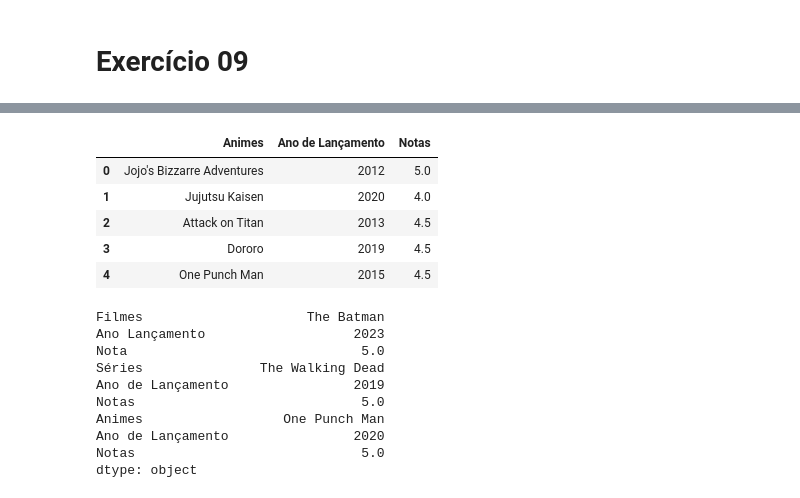
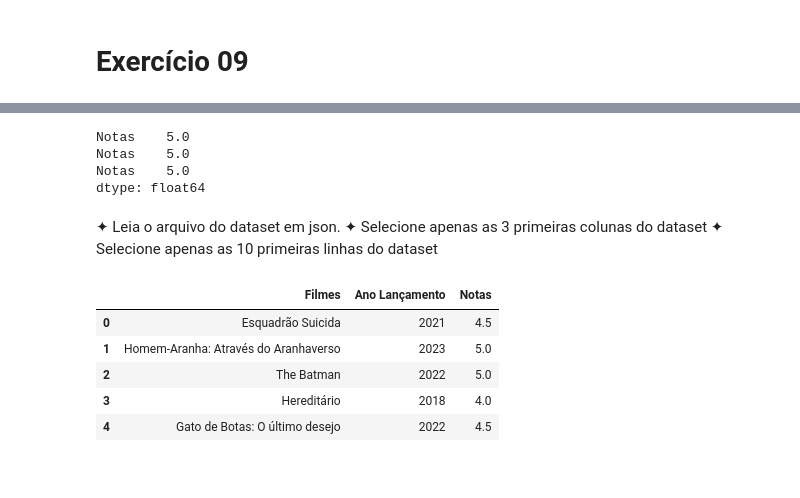
Before and after one commit to srtjazz/gc-python-2024, a Jupyter notebook: aula_05/exercicio_09.ipynb, the cells around one changed output, grey strips where cells are left out. Drawn from its saved outputs; the diff is of its cells as text; code cells hidden in the pictures.

```diff
--- a/aula_05/exercicio_09.ipynb
+++ b/aula_05/exercicio_09.ipynb
@@ -33,26 +25,21 @@ series_df
-# %%
-import pandas as pd
-
-animes_df = pd.read_json("../aula_03-04/animes.json")
-animes_df
-# %% [output]
-|  | Animes | Ano de Lançamento | Notas |
-| 0 | Jojo's Bizzarre Adventures | 2012 | 5.0 |
-| 1 | Jujutsu Kaisen | 2020 | 4.0 |
-| 2 | Attack on Titan | 2013 | 4.5 |
-| 3 | Dororo | 2019 | 4.5 |
-| 4 | One Punch Man | 2015 | 4.5 |
-# %%
-result = pd.concat([movies_df, series_df, animes_df], axis=1)
-result.max()
-# %% [output]
-Filmes                     The Batman
-Ano Lançamento                   2023
-Nota                              5.0
-Séries               The Walking Dead
-Ano de Lançamento                2019
-Notas                             5.0
-Animes                  One Punch Man
-Ano de Lançamento                2020
-Notas                             5.0
-dtype: object
+# %%
+result = pd.concat([movies_df, series_df, animes_df], axis=1)
+result["Notas"].max()
+# %% [output]
+Notas    5.0
+Notas    5.0
+Notas    5.0
+dtype: float64
+# %% [markdown]
+✦ Leia o arquivo do dataset em json.</br>
+✦ Selecione apenas as 3 primeiras colunas do dataset</br>
+✦ Selecione apenas as 10 primeiras linhas do dataset
+# %%
+result.iloc[:, :3]
+# %% [output]
+|  | Filmes | Ano Lançamento | Notas |
+| 0 | Esquadrão Suicida | 2021 | 4.5 |
+| 1 | Homem-Aranha: Através do Aranhaverso | 2023 | 5.0 |
+| 2 | The Batman | 2022 | 5.0 |
+| 3 | Hereditário | 2018 | 4.0 |
+| 4 | Gato de Botas: O último desejo | 2022 | 4.5 |
```
Also changed, not shown: parts of 6 cells of this notebook, 4 other files.
